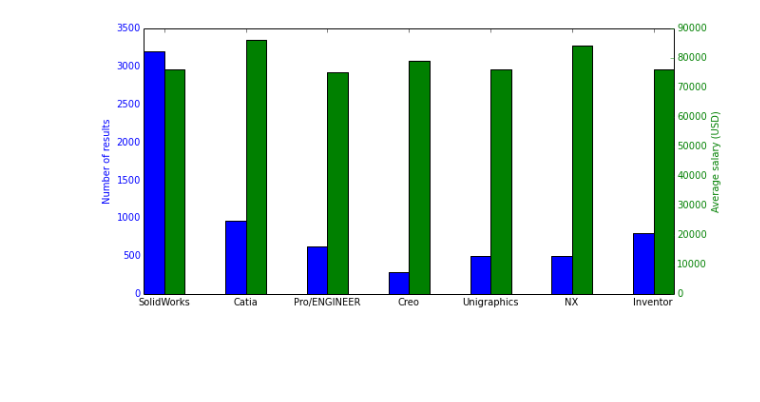
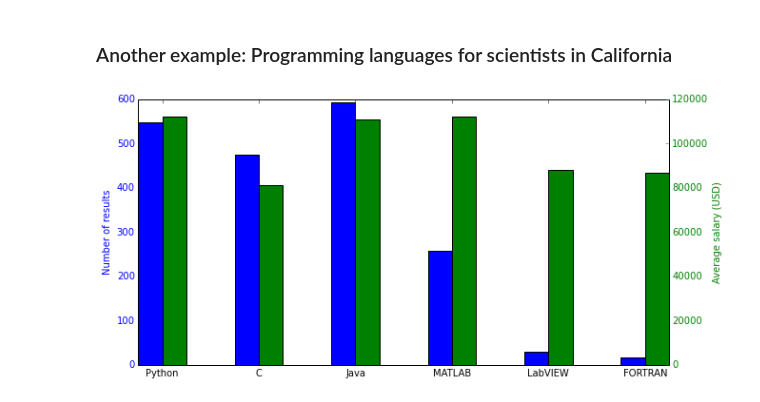
Before and after one commit to petebachant/Indeedy, a Jupyter notebook: notebook.ipynb, the cells around one changed output. Cells and saved outputs as stored; diff of their text form; code cells hidden in the pictures; blank space fills up the shorter version.

```diff
--- a/notebook.ipynb
+++ b/notebook.ipynb
@@ -36,4 +30,14 @@ njobs, salaries = indeedy.compare_jobs_title(cad, constant="mechanical engineer"
-# %%
-indeedy.dual_bar_graph(cad, njobs, salaries)
-# %% [output]
-[figure, removed]
+# %% [markdown]
+### Another example: Programming languages for scientists in California
+# %%
+language = ["Python",
+            "C",
+            "Java",
+            "MATLAB",
+            "LabVIEW",
+            "FORTRAN"]
+
+njobs, salaries = indeedy.compare_jobs_title(language, constant="scientist", location="CA")
+indeedy.dual_bar_graph(language, njobs, salaries)
+# %% [output]
+[figure, added]
```
Also changed, not shown: parts of 13 cells of this notebook.
